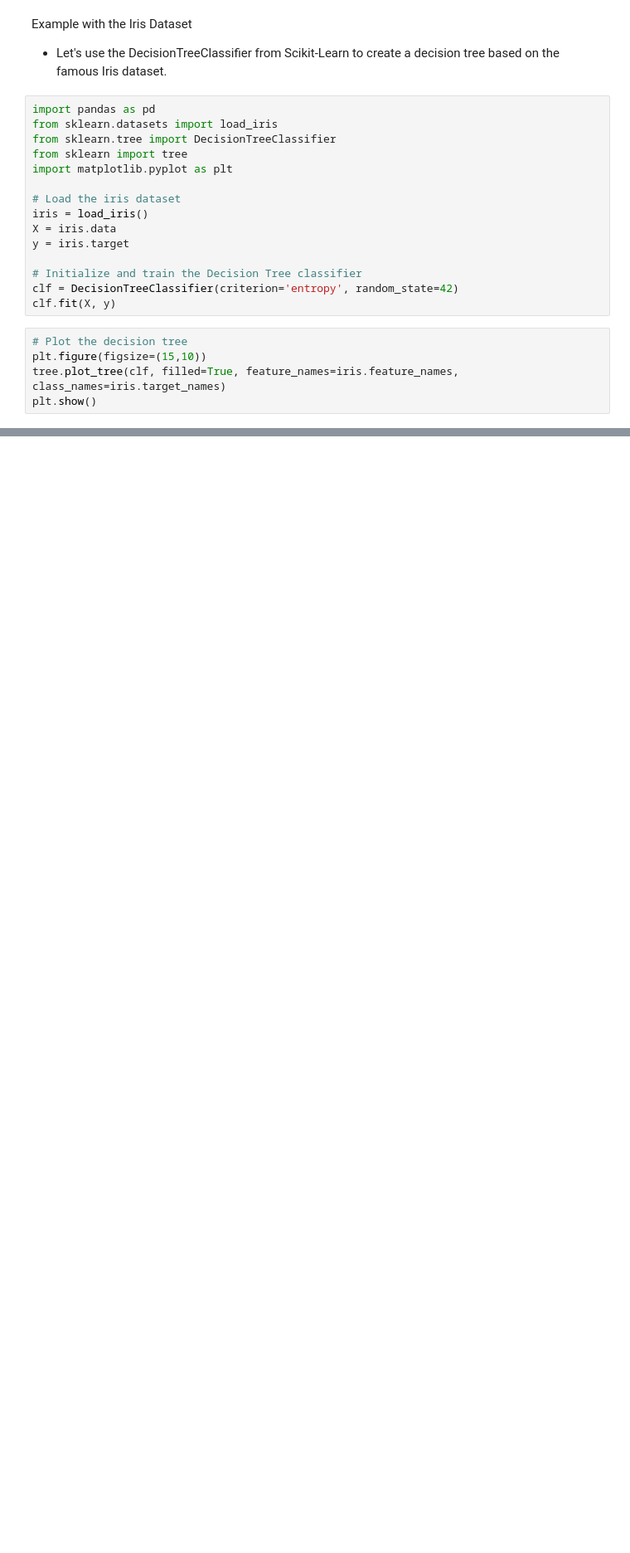
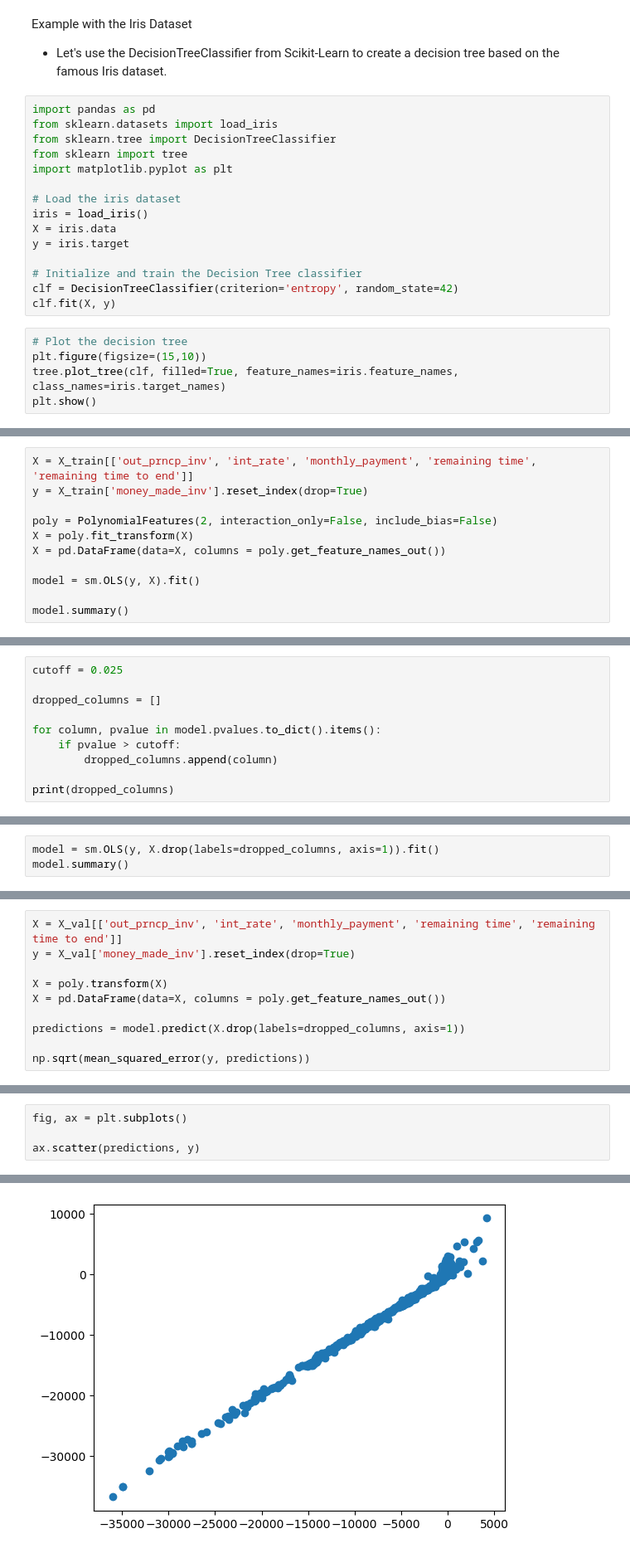
Before and after one commit to omegazerore/AI_Tutorial, a Jupyter notebook: tutorial/DataScienceIntro/Week-4/notebook.ipynb, the cells around one changed output, grey strips where cells are left out. Shown: that part at 83% size. Drawn from its saved outputs; the diff is of its cells as text; blank space fills up the shorter version.

```diff
--- a/tutorial/DataScienceIntro/Week-4/notebook.ipynb
+++ b/tutorial/DataScienceIntro/Week-4/notebook.ipynb
@@ -266,0 +589,11 @@ plt.show()
+# %%
+X = X_train[['out_prncp_inv', 'int_rate', 'monthly_payment', 'remaining time', 'remaining time to end']]
+y = X_train['money_made_inv'].reset_index(drop=True)
+
+poly = PolynomialFeatures(2, interaction_only=False, include_bias=False)
+X = poly.fit_transform(X)
+X = pd.DataFrame(data=X, columns = poly.get_feature_names_out())
+
+model = sm.OLS(y, X).fit()
+
+model.summary()
@@ -266,0 +636,10 @@ plt.show()
+# %%
+cutoff = 0.025
+
+dropped_columns = []
+
+for column, pvalue in model.pvalues.to_dict().items():
+    if pvalue > cutoff:
+        dropped_columns.append(column)
+
+print(dropped_columns)
@@ -266,0 +648,3 @@ plt.show()
+# %%
+model = sm.OLS(y, X.drop(labels=dropped_columns, axis=1)).fit()
+model.summary()
@@ -266,0 +686,10 @@ plt.show()
+# %%
+X = X_val[['out_prncp_inv', 'int_rate', 'monthly_payment', 'remaining time', 'remaining time to end']]
+y = X_val['money_made_inv'].reset_index(drop=True)
+
+X = poly.transform(X)
+X = pd.DataFrame(data=X, columns = poly.get_feature_names_out())
+
+predictions = model.predict(X.drop(labels=dropped_columns, axis=1))
+
+np.sqrt(mean_squared_error(y, predictions))
@@ -266,0 +698,5 @@ plt.show()
+# %%
+fig, ax = plt.subplots()
+
+ax.scatter(predictions, y)
+# %% [output]
@@ -266,0 +704 @@ plt.show()
+[figure, added]
```
Also changed, not shown: parts of 29 cells of this notebook, 1 other file.
